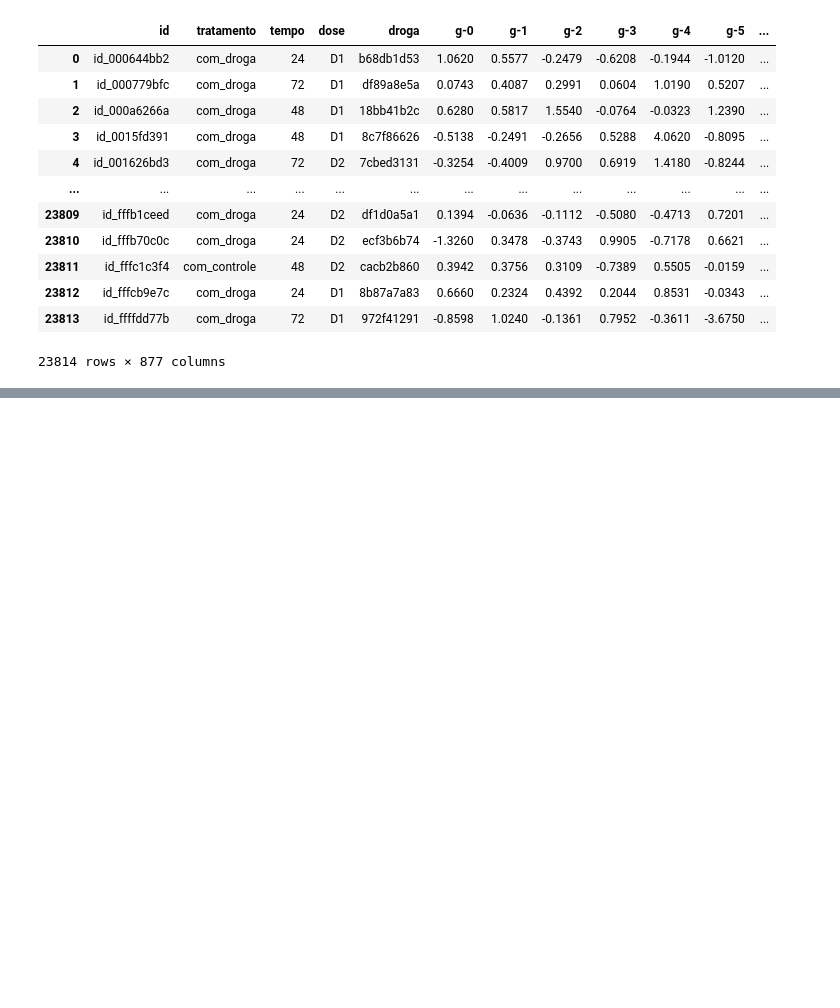
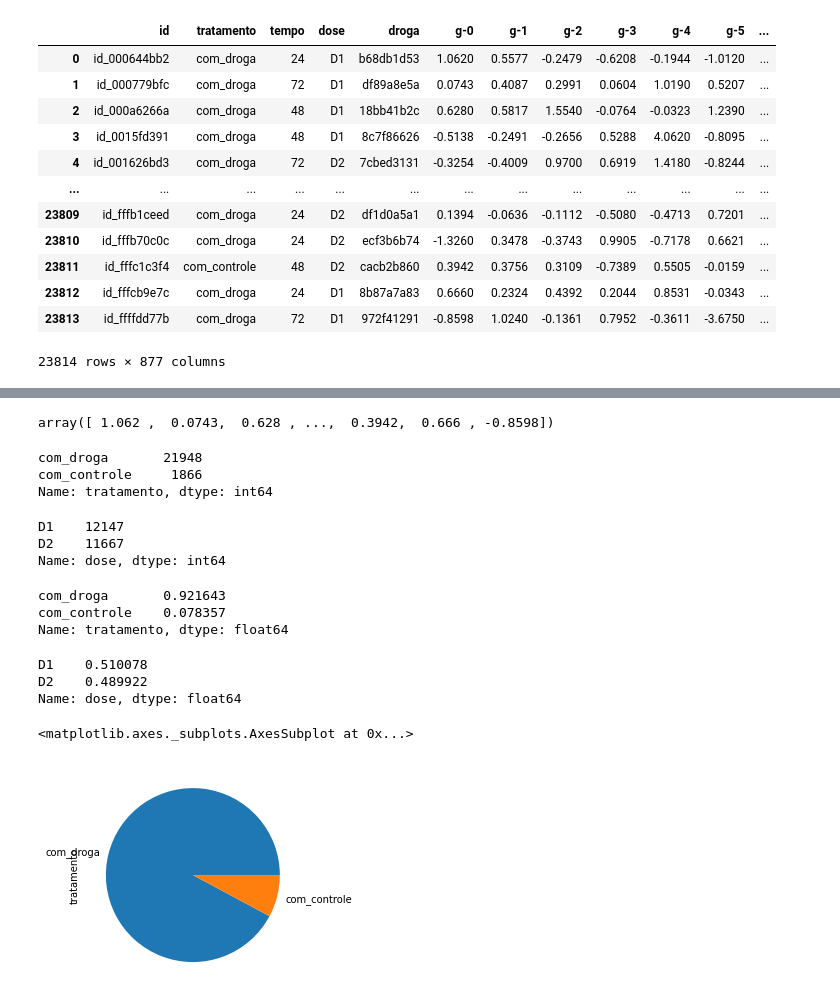
Before and after one commit to RenatoFrancisco/ImersaoDados, a Jupyter notebook: ImersaoDados.ipynb, the cells around one changed output, grey strips where cells are left out. Saved outputs shown, nothing was run; the diff lists cells and outputs as text; code cells hidden in the pictures; blank space fills up the shorter version.

```diff
--- a/ImersaoDados.ipynb
+++ b/ImersaoDados.ipynb
@@ -21,0 +77,33 @@ dados
+# %%
+dados['g-0'].unique()
+# %% [output]
+array([ 1.062 ,  0.0743,  0.628 , ...,  0.3942,  0.666 , -0.8598])
+# %%
+dados['tratamento'].value_counts()
+# %% [output]
+com_droga       21948
+com_controle     1866
+Name: tratamento, dtype: int64
+# %%
+dados['dose'].value_counts()
+# %% [output]
+D1    12147
+D2    11667
+Name: dose, dtype: int64
+# %%
+dados['tratamento'].value_counts(normalize=True)
+# %% [output]
+com_droga       0.921643
+com_controle    0.078357
+Name: tratamento, dtype: float64
+# %%
+dados['dose'].value_counts(normalize=True)
+# %% [output]
+D1    0.510078
+D2    0.489922
+Name: dose, dtype: float64
+# %%
+dados['tratamento'].value_counts().plot.pie()
+# %% [output]
+<matplotlib.axes._subplots.AxesSubplot at 0x...>
+[figure, added]
```
Also changed, not shown: parts of 12 cells of this notebook.
